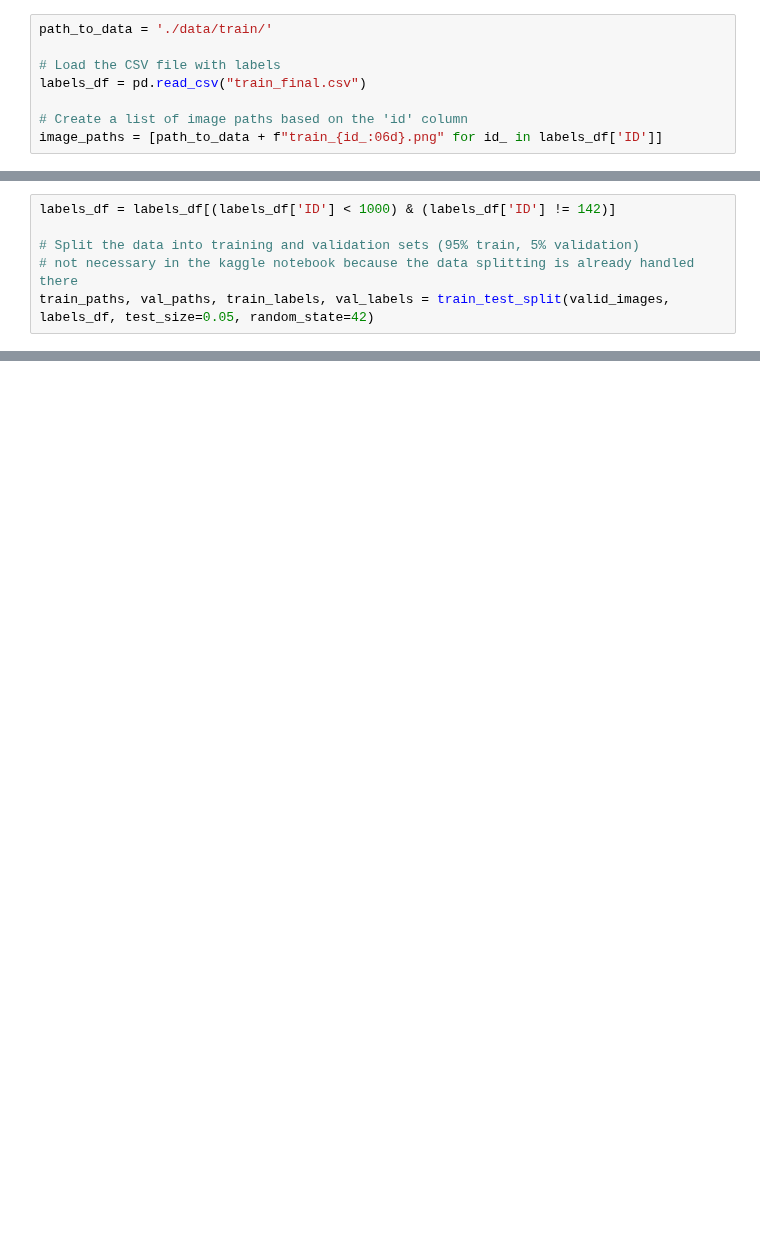
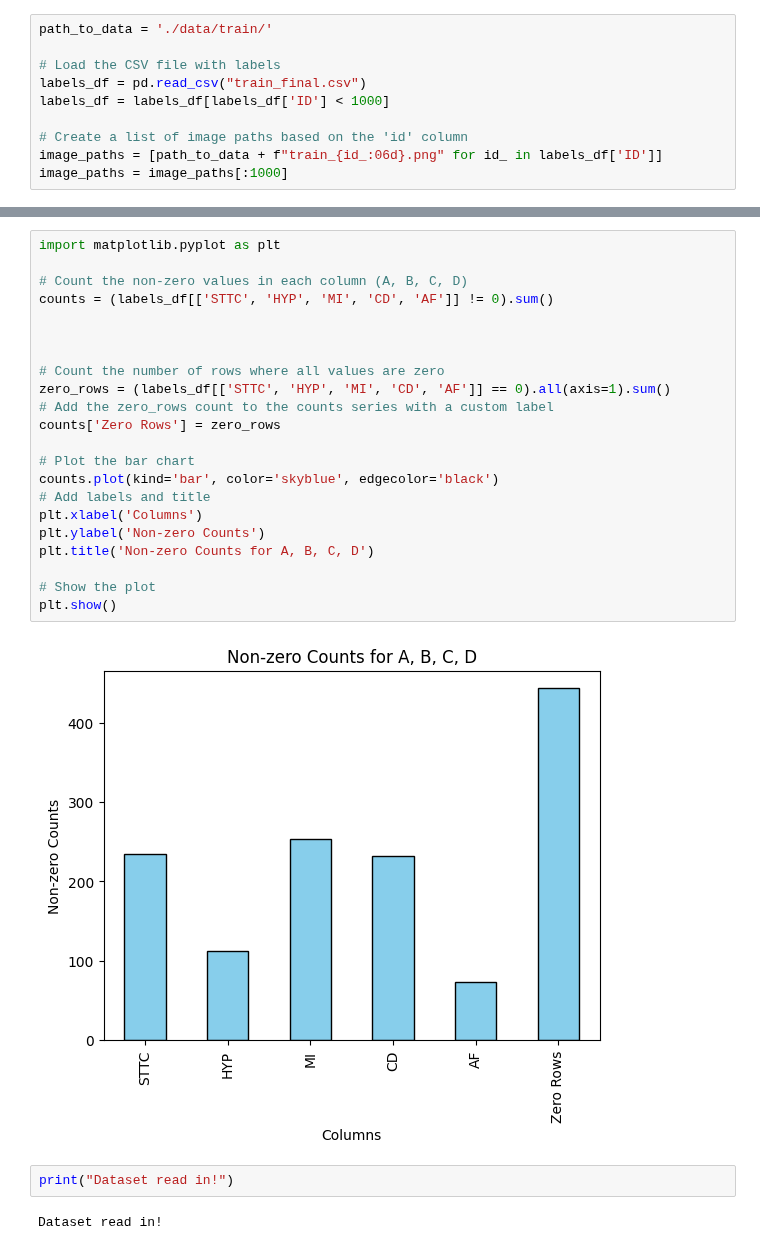
Before and after one commit to griffinfarrow/bhf_classification, a Jupyter notebook: local_prototyping.ipynb, the cells around one changed output, grey strips where cells are left out. Saved outputs shown, nothing was run; the diff lists cells and outputs as text; blank space fills up the shorter version.

```diff
--- a/local_prototyping.ipynb
+++ b/local_prototyping.ipynb
@@ -54,6 +83,8 @@ path_to_data = './data/train/'
 
 # Load the CSV file with labels
 labels_df = pd.read_csv("train_final.csv")
+labels_df = labels_df[labels_df['ID'] < 1000]
 
 # Create a list of image paths based on the 'id' column
 image_paths = [path_to_data + f"train_{id_:06d}.png" for id_ in labels_df['ID']]
+image_paths = image_paths[:1000]
@@ -111,6 +90,0 @@ valid_images, broken_images = remove_broken_images(image_paths)
-# %%
-labels_df = labels_df[(labels_df['ID'] < 1000) & (labels_df['ID'] != 142)]
-
-# Split the data into training and validation sets (95% train, 5% validation)
-# not necessary in the kaggle notebook because the data splitting is already handled there
-train_paths, val_paths, train_labels, val_labels = train_test_split(valid_images, labels_df, test_size=0.05, random_state=42)
@@ -249,0 +148,28 @@ KeyboardInterrupt:
+# %%
+import matplotlib.pyplot as plt
+
+# Count the non-zero values in each column (A, B, C, D)
+counts = (labels_df[['STTC', 'HYP', 'MI', 'CD', 'AF']] != 0).sum()
+
+
+
+# Count the number of rows where all values are zero
+zero_rows = (labels_df[['STTC', 'HYP', 'MI', 'CD', 'AF']] == 0).all(axis=1).sum()
+# Add the zero_rows count to the counts series with a custom label
+counts['Zero Rows'] = zero_rows
+
+# Plot the bar chart
+counts.plot(kind='bar', color='skyblue', edgecolor='black')
+# Add labels and title
+plt.xlabel('Columns')
+plt.ylabel('Non-zero Counts')
+plt.title('Non-zero Counts for A, B, C, D')
+
+# Show the plot
+plt.show()
+# %% [output]
+[figure, added]
+# %%
+print("Dataset read in!")
+# %% [output]
+Dataset read in!
```
Also changed, not shown: parts of 23 cells of this notebook, 1 other file.
